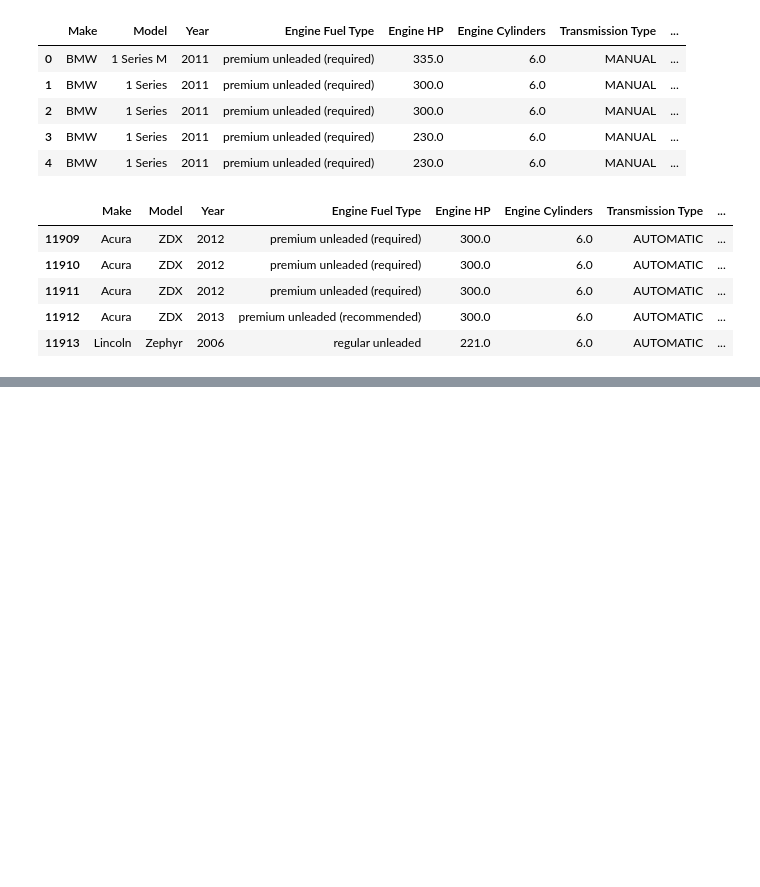
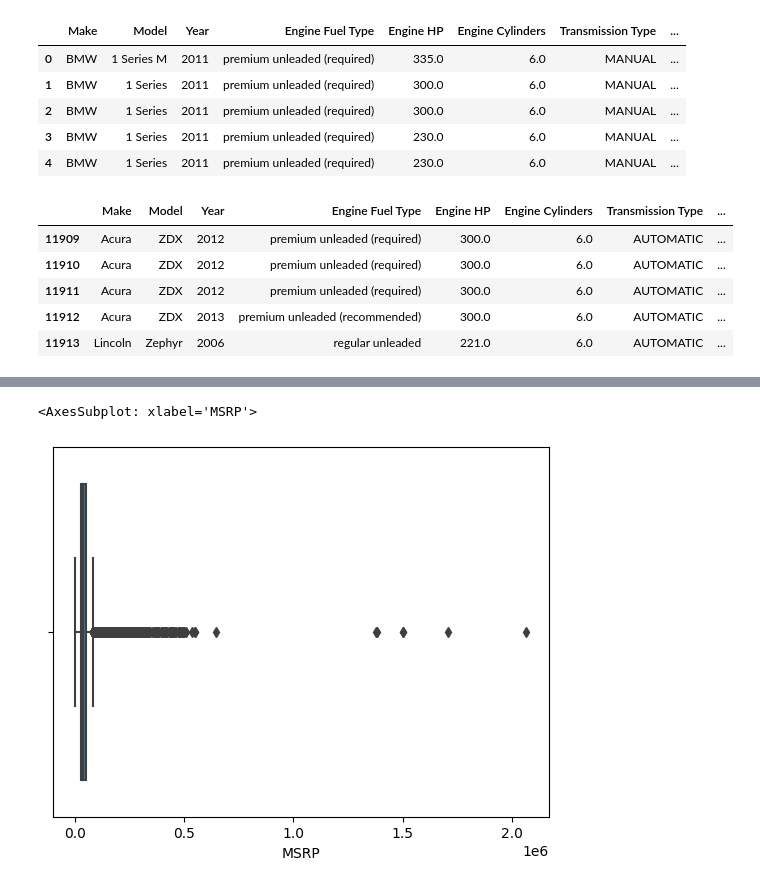
Before and after one commit to boi-git/Week-2-EDA, a Jupyter notebook: Week 2 EDA.ipynb, the cells around one changed output, grey strips where cells are left out. Drawn from its saved outputs; the diff is of its cells as text; code cells hidden in the pictures; blank space fills up the shorter version.

```diff
--- a/Week 2 EDA.ipynb
+++ b/Week 2 EDA.ipynb
@@ -39,0 +90,2 @@ ValueError: No axis named 5 for object type DataFrame
+# %%
+car.drop([715, 16], axis=0, inplace=True)
@@ -39,0 +112,3 @@ ValueError: No axis named 5 for object type DataFrame
+# %%
+car1=car.dropna()
+car1.notnull()
@@ -39,0 +129,6 @@ ValueError: No axis named 5 for object type DataFrame
+# %%
+import seaborn as sns
+sns.boxplot(x=car1['MSRP'])
+# %% [output]
+<AxesSubplot: xlabel='MSRP'>
+[figure, added]
```
Also changed, not shown: parts of 8 cells of this notebook.
